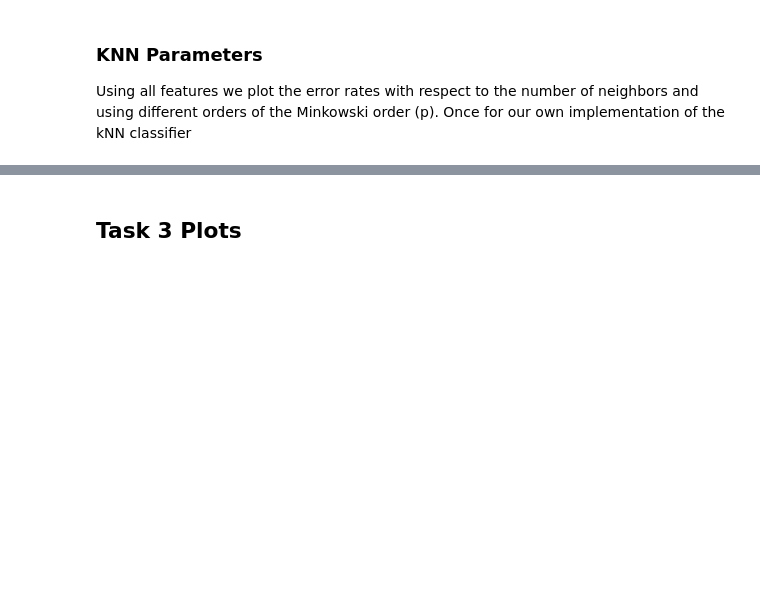
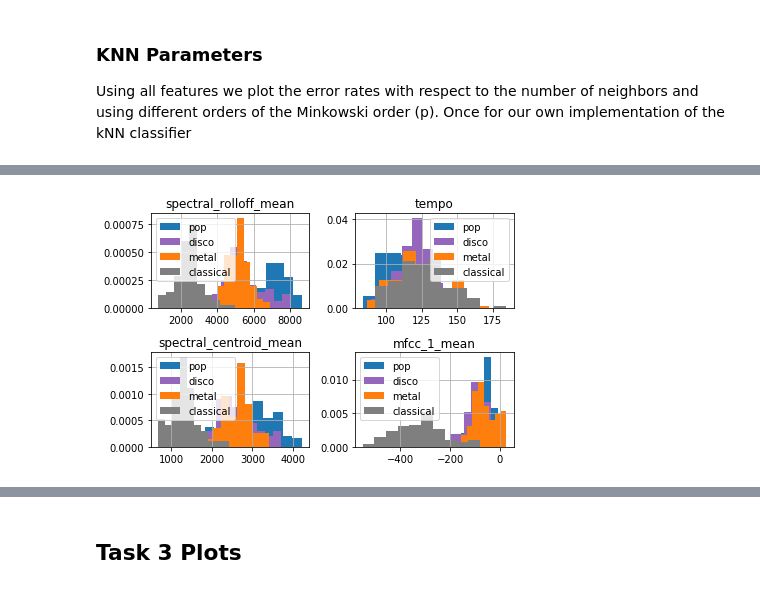
Before and after one commit to nicbres/ttt4275-music-classification, a Jupyter notebook: run.ipynb, the cells around one changed output, grey strips where cells are left out. Drawn from its saved outputs; the diff is of its cells as text; code cells hidden in the pictures; blank space fills up the shorter version.

```diff
--- a/run.ipynb
+++ b/run.ipynb
@@ -126,0 +157,8 @@ Once for our own implementation of the kNN classifier
+# %%
+source.plotting.feature_distribution_histogram(
+    data_frame=data_frame,
+    features=features_task_2,
+    genres=genres_task_2,
+)
+# %% [output]
+[figure, added]
```
Also changed, not shown: parts of 16 cells of this notebook.
